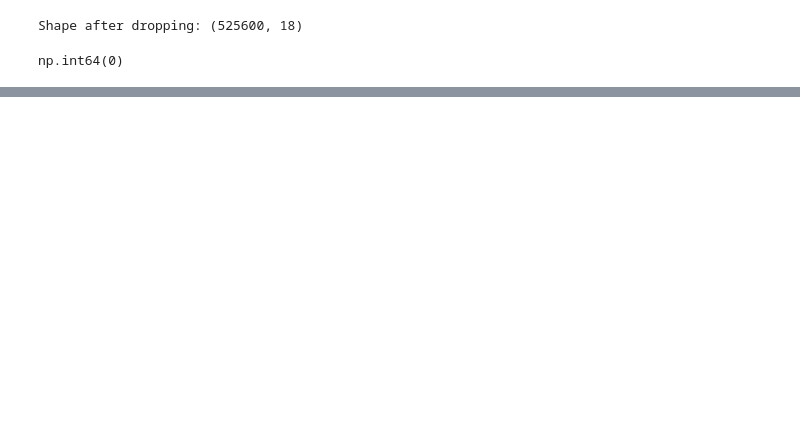
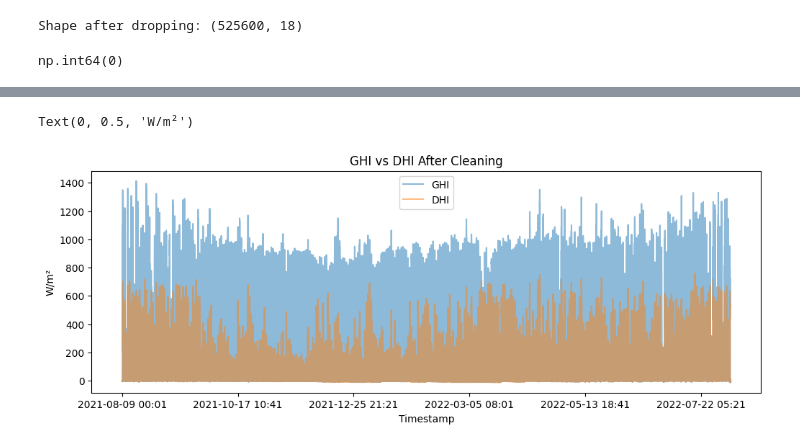
Before and after one commit to nebiyuu/solar-challenge-week-1, a Jupyter notebook: notbook/benin._eda.ipynb, the cells around one changed output, grey strips where cells are left out. Cells and saved outputs as stored; diff of their text form; code cells hidden in the pictures; blank space fills up the shorter version.

Commit message:
cleaned impossible values like negative DNI,DHi,GHI

```diff
--- a/notbook/benin._eda.ipynb
+++ b/notbook/benin._eda.ipynb
@@ -72,4 +74,0 @@ Time frequency: min
-# %%
-#show GHI variation of first week
-
-df.set_index('Timestamp')['GHI'].iloc[:10080].plot()
@@ -78,0 +75,7 @@ df.set_index('Timestamp')['GHI'].iloc[:10080].plot()
+# %%
+#from df.discribe() we can see that the columns DHI, DNI, GHI, HAVE NEGATIVE VALUES WHICH IS NOT POSSIBLE
+#THEREFORE WE CAN DROP THE ROWS WITH NEGATIVE VALUES
+# Create a mask for negative values
+mask = (df[['DHI', 'DNI', 'GHI']] < 0).any(axis=1)
+# Drop rows with negative values
+df[['GHI', 'DNI', 'DHI']] = df[['GHI', 'DNI', 'DHI']].clip(lower=0)
@@ -78,0 +139,4 @@ df.set_index('Timestamp')['GHI'].iloc[:10080].plot()
+# %%
+# Where DHI > GHI, cap DHI at 90% of GHI (since some diffuse light must exist)
+
+df.loc[df['DHI'] > df['GHI'], 'DHI'] = df['GHI'] * 0.9
@@ -78,0 +156,7 @@ df.set_index('Timestamp')['GHI'].iloc[:10080].plot()
+# %%
+df.plot(x='Timestamp', y=['GHI','DHI'], figsize=(12,4), alpha=0.5)
+plt.title('GHI vs DHI After Cleaning')
+plt.ylabel('W/m²')
+# %% [output]
+Text(0, 0.5, 'W/m²')
+[figure, added]
```
Also changed, not shown: parts of 9 cells of this notebook.
